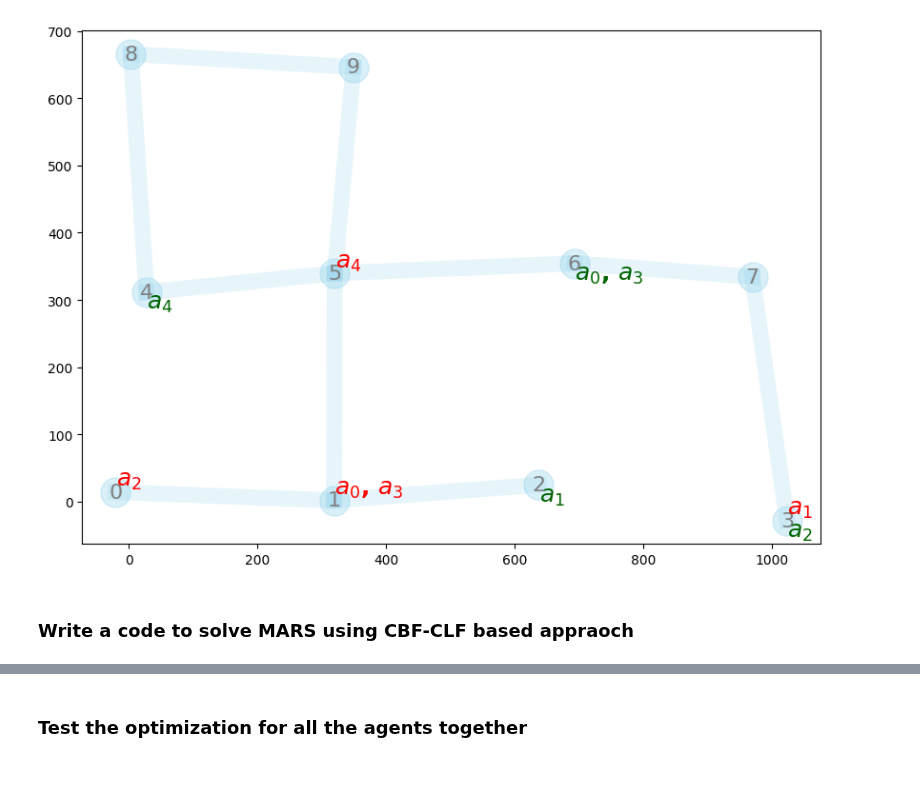
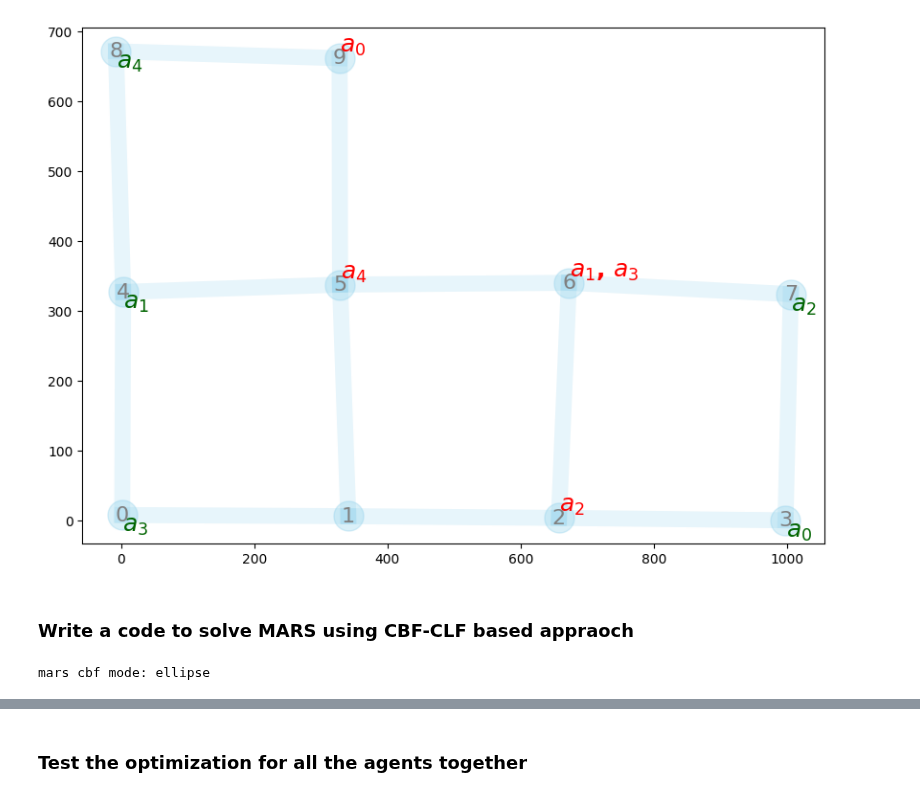
Before and after one commit to dt-1729/ULI_NASA, a Jupyter notebook: UTM_scheduling_and_routing/main.ipynb, the cells around one changed output, grey strips where cells are left out. Drawn from its saved outputs; the diff is of its cells as text; code cells hidden in the pictures.

```diff
--- a/UTM_scheduling_and_routing/main.ipynb
+++ b/UTM_scheduling_and_routing/main.ipynb
@@ -24,7 +24,7 @@ grid_params = {
     'type':'grid',
     'n_points':n_waypoints,
     'grid_size':1000,
-    'noise_factor':30
+    'noise_factor':10
 }
 
 # Ring network parameters
@@ -55,35 +55,35 @@ ca_cbf_lin = {
 
 # cost mode options
 cost_mode = 'sum' # 'slowest'
 lm = 1 # for slowest
 
 # create a mars environment
 mars = createEnv.MARS(
     n_waypoints,
     n_agents,
     tolArray,
     grid_params,
-    seed=12,
+    seed=20,
     offset_energy=1,
     stagewiseCostCoeffs=np.array([1.0, 100.0, 1.0]),
     selfHop=0,
     ca_cbf=ca_cbf_lin,
     cost_mode=cost_mode,
     lm = lm,
     printFlag=False)
 
 # mars visualization
 cmap = plt.get_cmap('tab20')
 agent_colors = {a: cmap(i / mars.n_agents) for i, a in enumerate(range(mars.n_agents))}
 createEnv.plotNetwork(mars=mars, figuresize=(10,7), routes=[], agent_colors=agent_colors, showEdgeLength=False)
 
 # agent visualization
 # show_graph=0
 # if show_graph:
 #     for i,v in enumerate(mars.agents):
 #         v.showGraph(mars.wp_locations, mars.dist_mat, mars.mask, mars.sched_mat[i,:], figuresize=(10,5), showEdgeTimeLim=True)
 # %% [output]
-[figure, old version]
+[figure, new version]
 # %% [markdown]
 ### Write a code to solve MARS using CBF-CLF based appraoch
 # %%
@@ -110,13 +110,21 @@ optimizer = {
     'dt_min':1e-5,
     'dt_max':0.1,
     'Tf':10,
-    'gamma':1,
-    'alpha_s':1,
+    'gamma':2,
+    'alpha_s':100,
     'alpha_c':10,
-    'alpha_r':10,
-    'alpha_q':10,
+    'alpha_r':100,
+    'alpha_q':100,
     'p':1,
-    'stop_tol':0.5,
-    'stop_tol_weight':np.array([1, 1, 5, 5]),
-    'verbose':2
+    'stop_tol':0.1,
+    'stop_tol_weight':np.array([0, 0, 1, 0]),
+    'verbose':0
 }
+
+mars.ca_cbf = ca_cbf_el
+cbf_mode = mars.ca_cbf['mode']
+print(f'mars cbf mode: {cbf_mode}')
+# H0, GradH0 = mars.CBF_waypoints(T0, range(mars.n_waypoints), returnGrad=True)
+# np.min(H0), np.max(H0)
+# %% [output]
+mars cbf mode: ellipse
```
Also changed, not shown: parts of 5 cells of this notebook, 2 other files.
